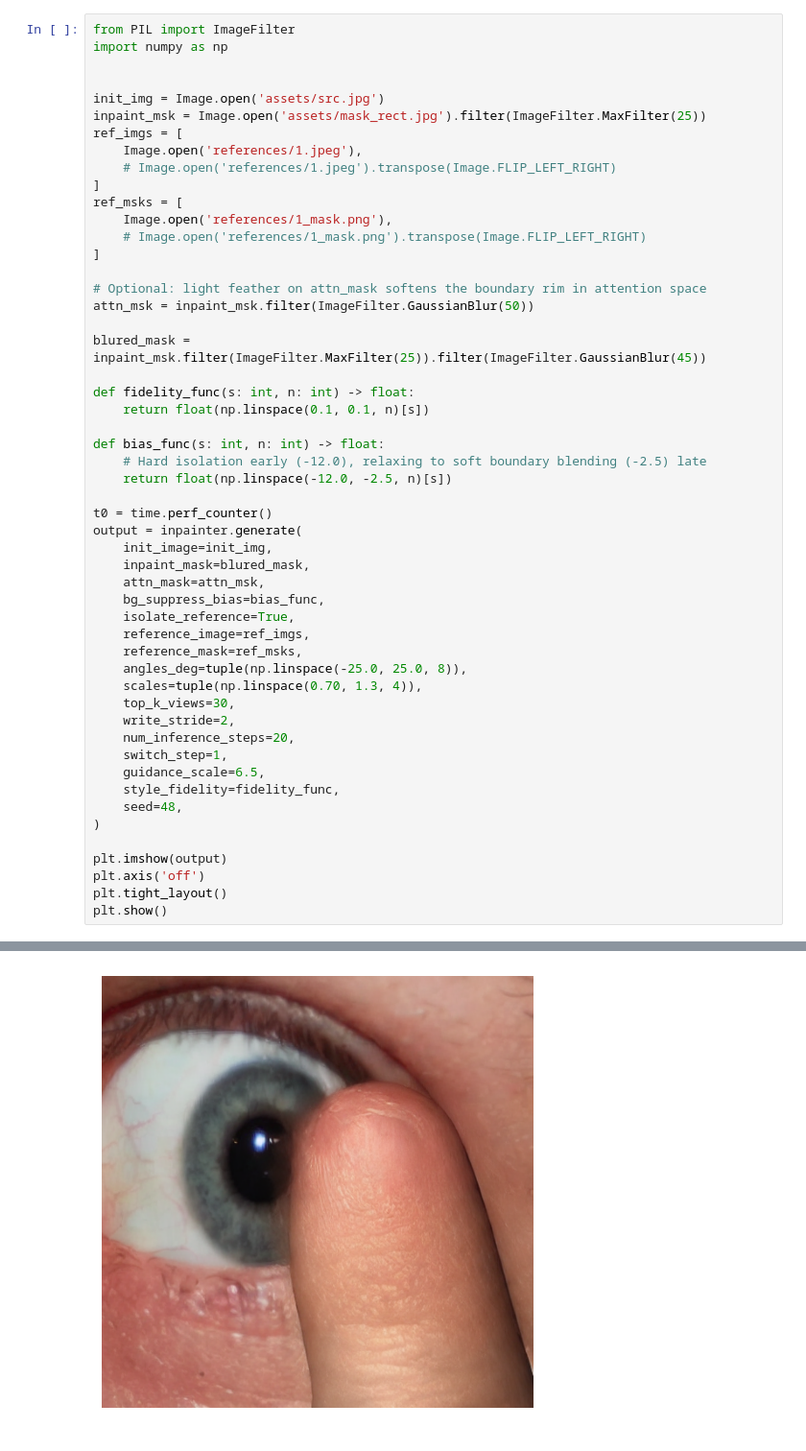
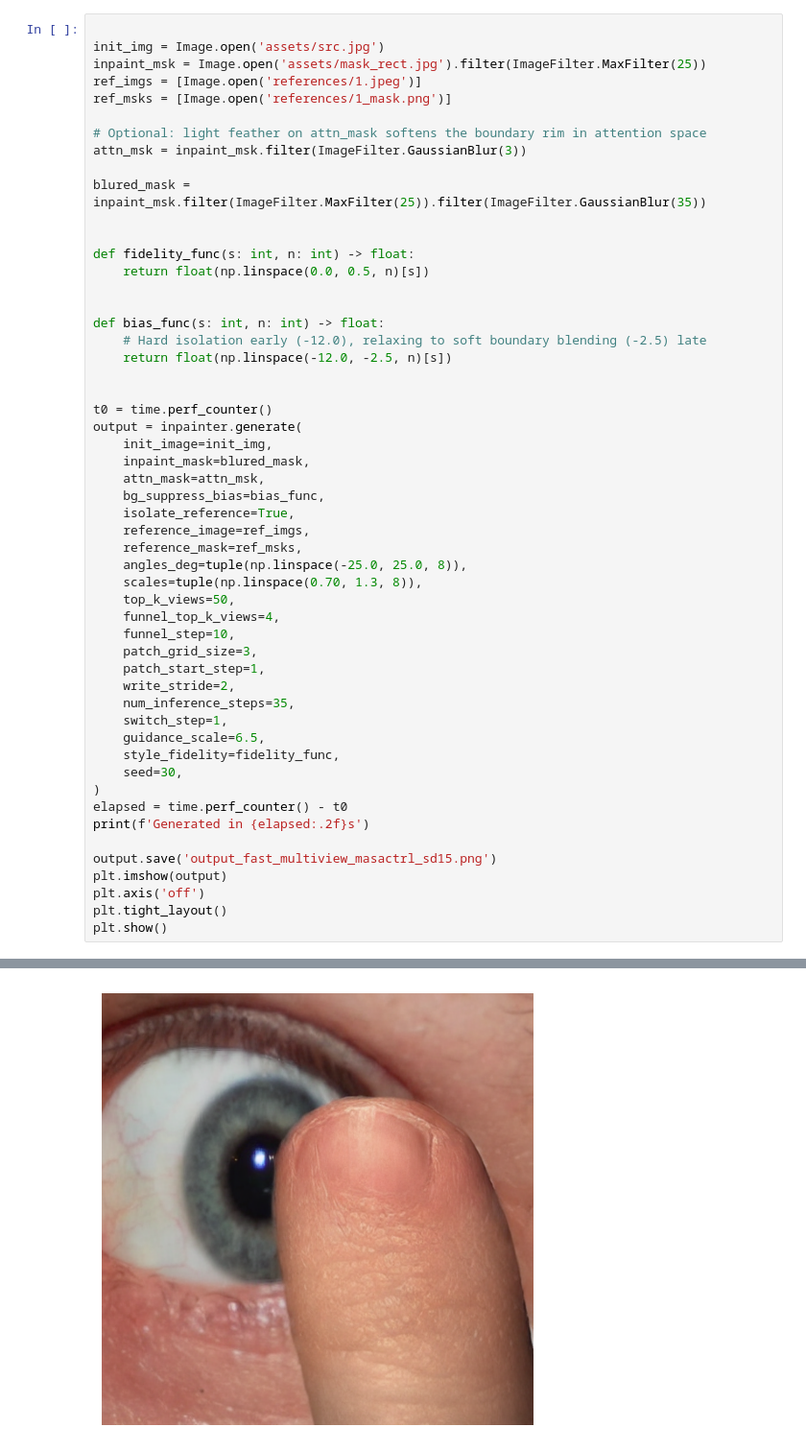
Before and after one commit to IzidorGolcar/sd_shared_attn, a Jupyter notebook: main.ipynb, the cells around one changed output, grey strips where cells are left out. Shown at 96% size. Drawn from its saved outputs; the diff is of its cells as text.

```diff
--- a/main.ipynb
+++ b/main.ipynb
@@ -18,30 +21,24 @@ You have disabled the safety checker for <class 'diffusers.pipelines.stable_diff
 # %%
-from PIL import ImageFilter
-import numpy as np
-
 
 init_img = Image.open('assets/src.jpg')
 inpaint_msk = Image.open('assets/mask_rect.jpg').filter(ImageFilter.MaxFilter(25))
-ref_imgs = [
-    Image.open('references/1.jpeg'),
-    # Image.open('references/1.jpeg').transpose(Image.FLIP_LEFT_RIGHT)
-]
-ref_msks = [
-    Image.open('references/1_mask.png'),
-    # Image.open('references/1_mask.png').transpose(Image.FLIP_LEFT_RIGHT)
-]
+ref_imgs = [Image.open('references/1.jpeg')]
+ref_msks = [Image.open('references/1_mask.png')]
 
 # Optional: light feather on attn_mask softens the boundary rim in attention space
-attn_msk = inpaint_msk.filter(ImageFilter.GaussianBlur(50))
+attn_msk = inpaint_msk.filter(ImageFilter.GaussianBlur(3))
 
-blured_mask = inpaint_msk.filter(ImageFilter.MaxFilter(25)).filter(ImageFilter.GaussianBlur(45))
+blured_mask = inpaint_msk.filter(ImageFilter.MaxFilter(25)).filter(ImageFilter.GaussianBlur(35))
+
 
 def fidelity_func(s: int, n: int) -> float:
-    return float(np.linspace(0.1, 0.1, n)[s])
+    return float(np.linspace(0.0, 0.5, n)[s])
+
 
 def bias_func(s: int, n: int) -> float:
     # Hard isolation early (-12.0), relaxing to soft boundary blending (-2.5) late
     return float(np.linspace(-12.0, -2.5, n)[s])
+
 
 t0 = time.perf_counter()
 output = inpainter.generate(
@@ -53,16 +50,23 @@ output = inpainter.generate(
     reference_image=ref_imgs,
     reference_mask=ref_msks,
     angles_deg=tuple(np.linspace(-25.0, 25.0, 8)),
-    scales=tuple(np.linspace(0.70, 1.3, 4)),
-    top_k_views=30,
+    scales=tuple(np.linspace(0.70, 1.3, 8)),
+    top_k_views=50,
+    funnel_top_k_views=4,
+    funnel_step=10,
+    patch_grid_size=3,
+    patch_start_step=1,
     write_stride=2,
-    num_inference_steps=20,
+    num_inference_steps=35,
     switch_step=1,
     guidance_scale=6.5,
     style_fidelity=fidelity_func,
-    seed=48,
+    seed=30,
 )
+elapsed = time.perf_counter() - t0
+print(f'Generated in {elapsed:.2f}s')
 
+output.save('output_fast_multiview_masactrl_sd15.png')
 plt.imshow(output)
 plt.axis('off')
 plt.tight_layout()
@@ -71 +76 @@ plt.show()
-[figure, old version]
+[figure, new version]
```
Also changed, not shown: parts of 2 cells of this notebook, 4 other files.
